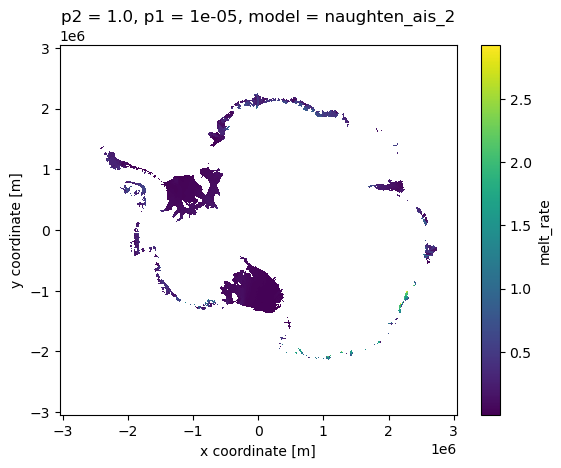
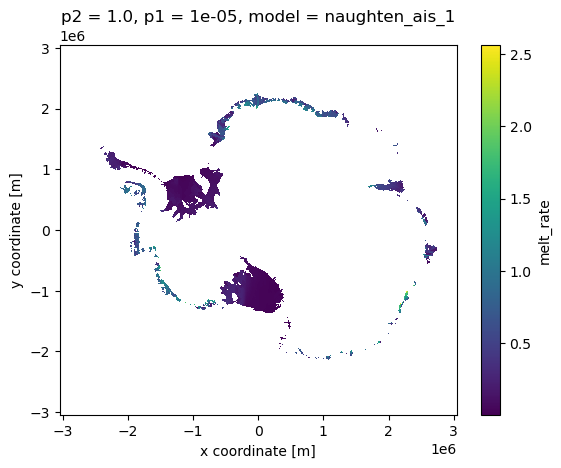
The change to this notebook cell's code, shown as a diff; its figure went from the first image to the second:
--- before
+++ after
@@ -1 +1 @@
-(cold_ensemble.sel(model='naughten_ais_2',p1=1e-5,p2=1).melt_rate/ice_density).plot()
+(warm_ensemble.sel(model='naughten_ais_1',p1=1e-5,p2=1).melt_rate/ice_density).plot()

Commit: Update Davison to same format as Paolo data